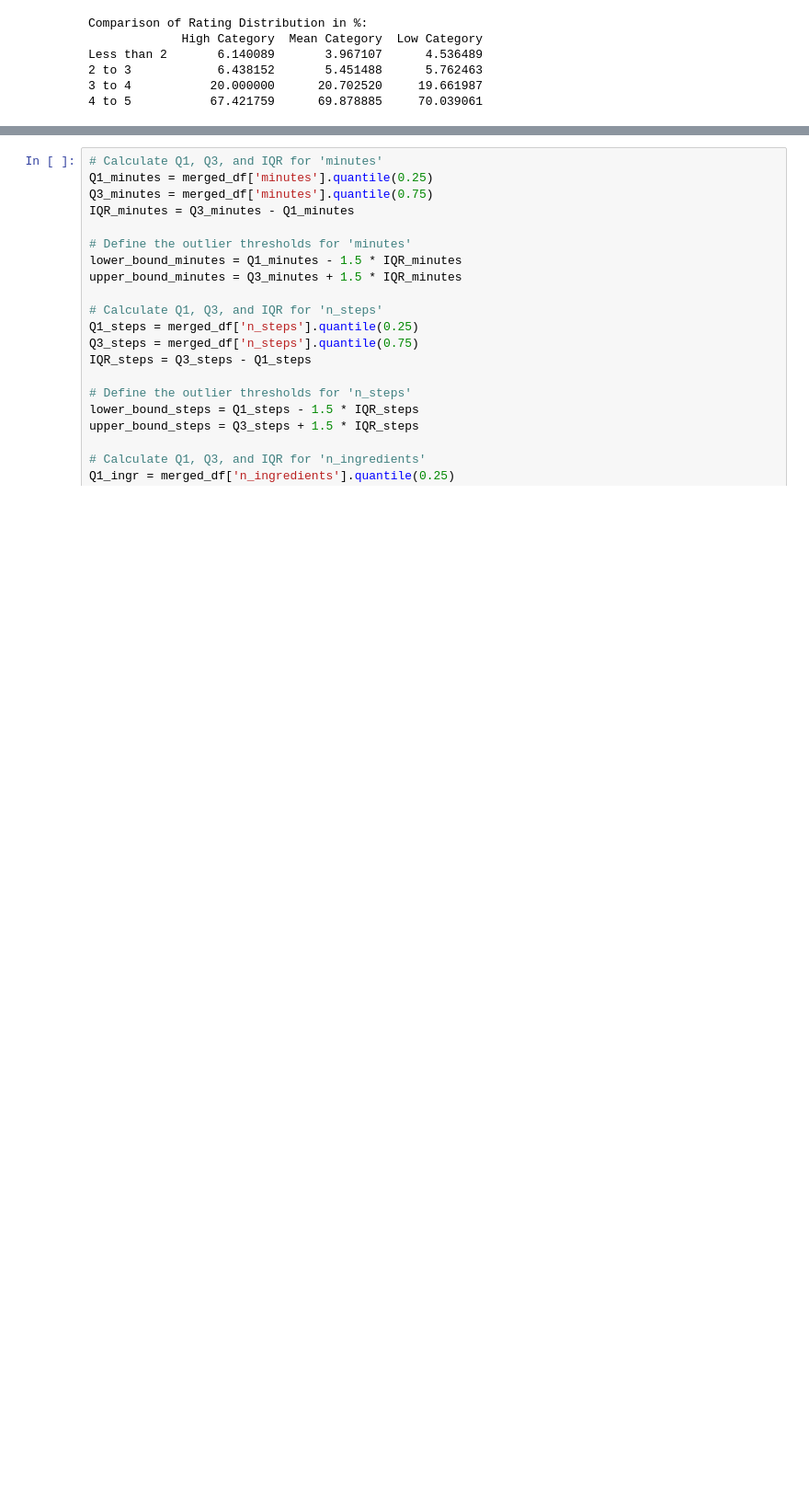
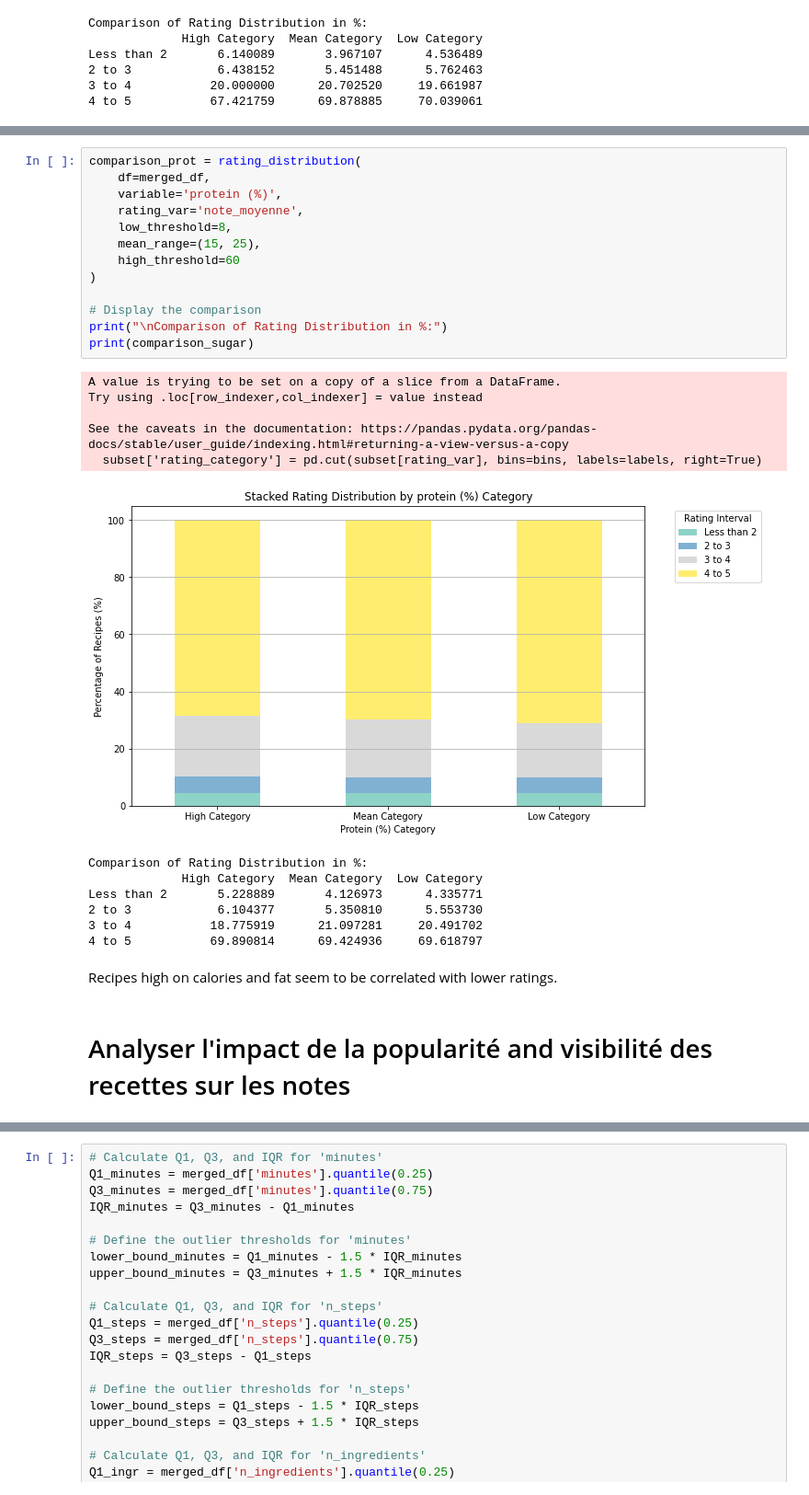
Before and after one commit to romainDonne22/cookproject, a Jupyter notebook: rating_recipe_merge.ipynb, the cells around one changed output, grey strips where cells are left out. Shown: that part at 92% size. Drawn from its saved outputs; the diff is of its cells as text; blank space fills up the shorter version.

Commit message:
avancée analyses

```diff
--- a/rating_recipe_merge.ipynb
+++ b/rating_recipe_merge.ipynb
@@ -630,0 +697,30 @@ Less than 2       6.140089       3.967107      4.536489
+# %%
+comparison_prot = rating_distribution(
+    df=merged_df,
+    variable='protein (%)',
+    rating_var='note_moyenne',
+    low_threshold=8,
+    mean_range=(15, 25),
+    high_threshold=60
+)
+
+# Display the comparison
+print("\nComparison of Rating Distribution in %:")
+print(comparison_sugar)
+# %% [output]
+A value is trying to be set on a copy of a slice from a DataFrame.
+Try using .loc[row_indexer,col_indexer] = value instead
+
+See the caveats in the documentation: https://pandas.pydata.org/pandas-docs/stable/user_guide/indexing.html#returning-a-view-versus-a-copy
+  subset['rating_category'] = pd.cut(subset[rating_var], bins=bins, labels=labels, right=True)
+[figure, added]
+Comparison of Rating Distribution in %:
+             High Category  Mean Category  Low Category
+Less than 2       5.228889       4.126973      4.335771
+2 to 3            6.104377       5.350810      5.553730
+3 to 4           18.775919      21.097281     20.491702
+4 to 5           69.890814      69.424936     69.618797
+# %% [markdown]
+Recipes high on calories and fat seem to be correlated with lower ratings.
+# %% [markdown]
+# Analyser l'impact de la popularité and visibilité des recettes sur les notes
```
Also changed, not shown: parts of 19 cells of this notebook.
